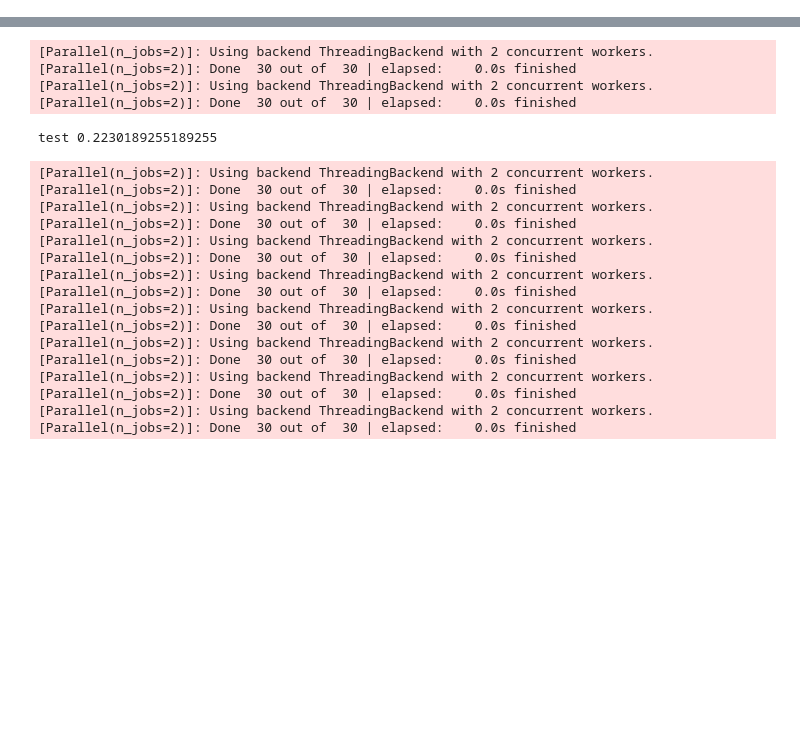
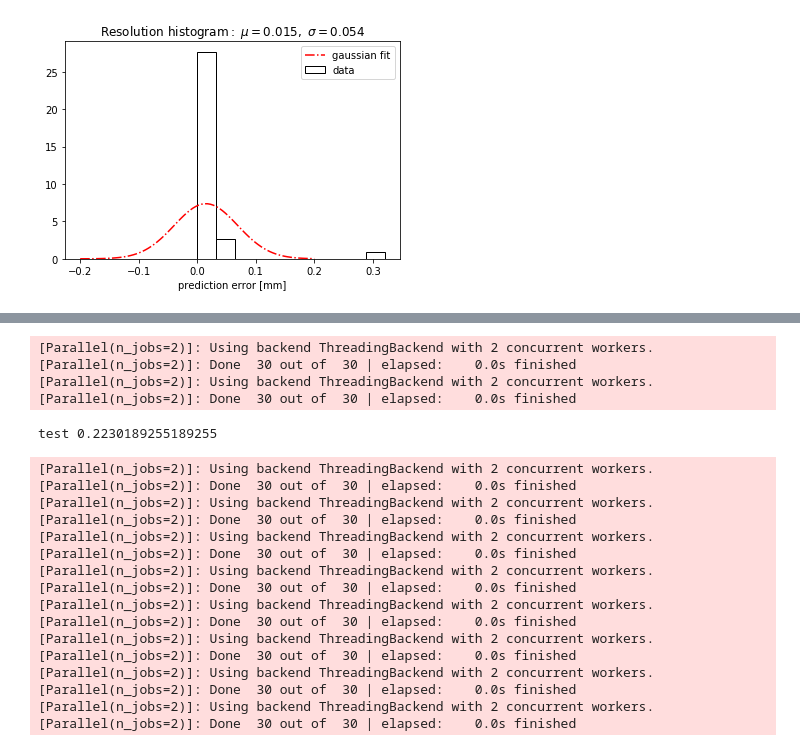
Before and after one commit to cdesio/leaf_reco, a Jupyter notebook: notebooks/RF_clean_test.ipynb, the cells around one changed output, grey strips where cells are left out. Saved outputs shown, nothing was run; the diff lists cells and outputs as text; code cells hidden in the pictures; blank space fills up the shorter version.

```diff
--- a/notebooks/RF_clean_test.ipynb
+++ b/notebooks/RF_clean_test.ipynb
@@ -10,7 +10,7 @@ import pickle
 # %%
 data_dir = '/storage/yw18581/data/'
 data_folder = os.path.join(data_dir, 'train_validation_test')
-clean_dir = os.path.join(data_dir, 'clean_300')
+clean_dir = os.path.join(data_folder, 'clean_300_june')
 # %%
 unet_dir = os.path.join(data_dir, "trained_models",
                         "UNet_training_generator_1500epochs")
@@ -203,0 +207,3 @@ plt.show()
+# %%
+plot_histo(model.predict(X_1mm_cl_RF_test), y_1mm_cl_test, -0.2,0.2, nbins_fit=80, nbins_hist=10)
+# %% [output]
@@ -203,0 +213 @@ plt.show()
+[figure, added]
```
Also changed, not shown: parts of 20 cells of this notebook, 2 other files.
